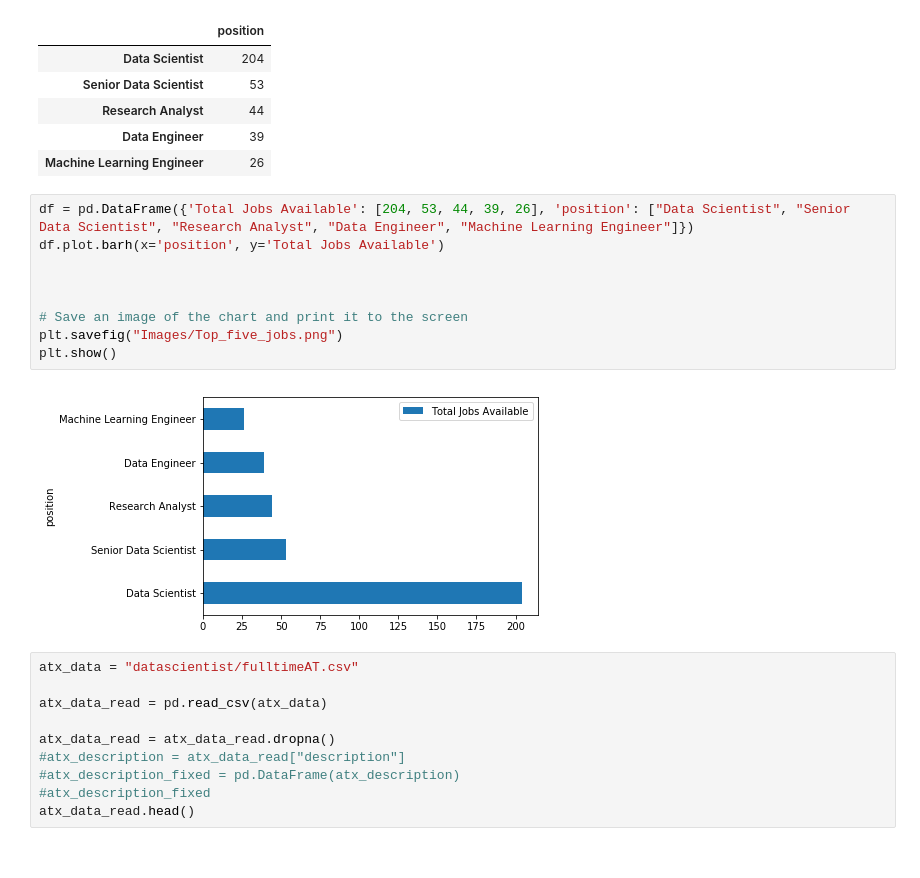
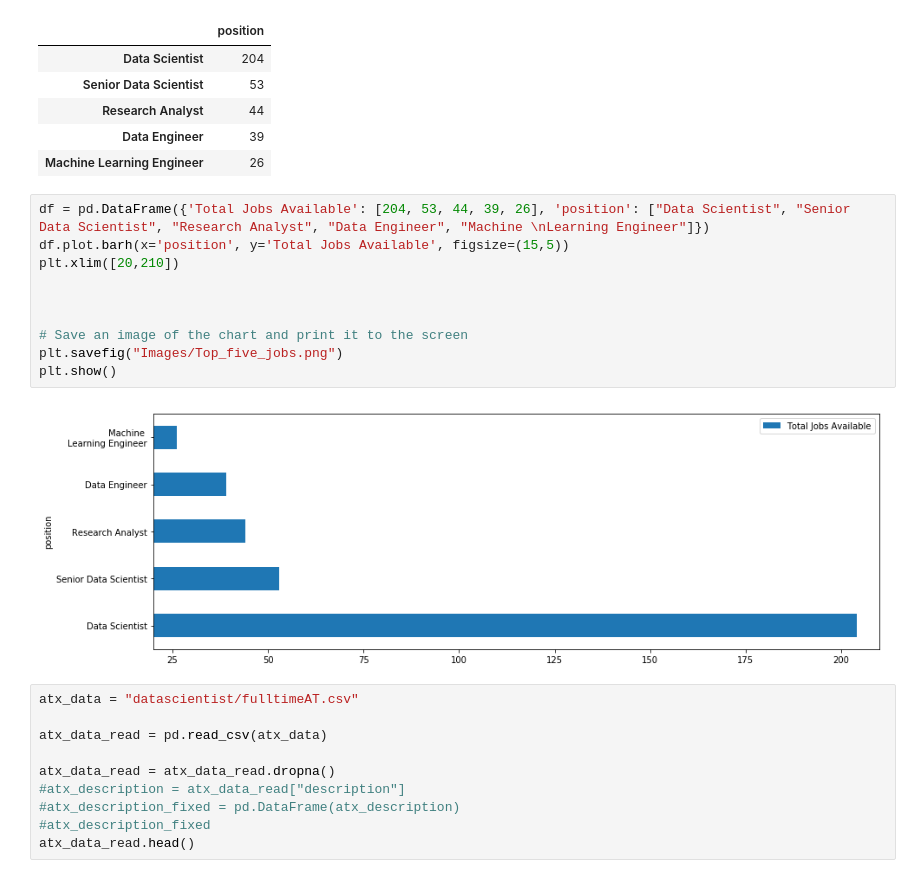
Before and after one commit to tjgrafft/DataScienceJobs_Project, a Jupyter notebook: project_code2.ipynb, the cells around one changed output. Saved outputs shown, nothing was run; the diff lists cells and outputs as text.

```diff
--- a/project_code2.ipynb
+++ b/project_code2.ipynb
@@ -112,16 +112,17 @@ five_position
 | Data Engineer | 39 |
 | Machine Learning Engineer | 26 |
 # %%
-df = pd.DataFrame({'Total Jobs Available': [204, 53, 44, 39, 26], 'position': ["Data Scientist", "Senior Data Scientist", "Research Analyst", "Data Engineer", "Machine Learning Engineer"]})
-df.plot.barh(x='position', y='Total Jobs Available')
+df = pd.DataFrame({'Total Jobs Available': [204, 53, 44, 39, 26], 'position': ["Data Scientist", "Senior Data Scientist", "Research Analyst", "Data Engineer", "Machine \nLearning Engineer"]})
+df.plot.barh(x='position', y='Total Jobs Available', figsize=(15,5))
+plt.xlim([20,210])
 
 
 
 # Save an image of the chart and print it to the screen
 plt.savefig("Images/Top_five_jobs.png")
 plt.show()
 # %% [output]
-[figure, old version]
+[figure, new version]
 # %%
 atx_data = "datascientist/fulltimeAT.csv"
 
```
Also changed, not shown: parts of 4 cells of this notebook, 2 other files.
